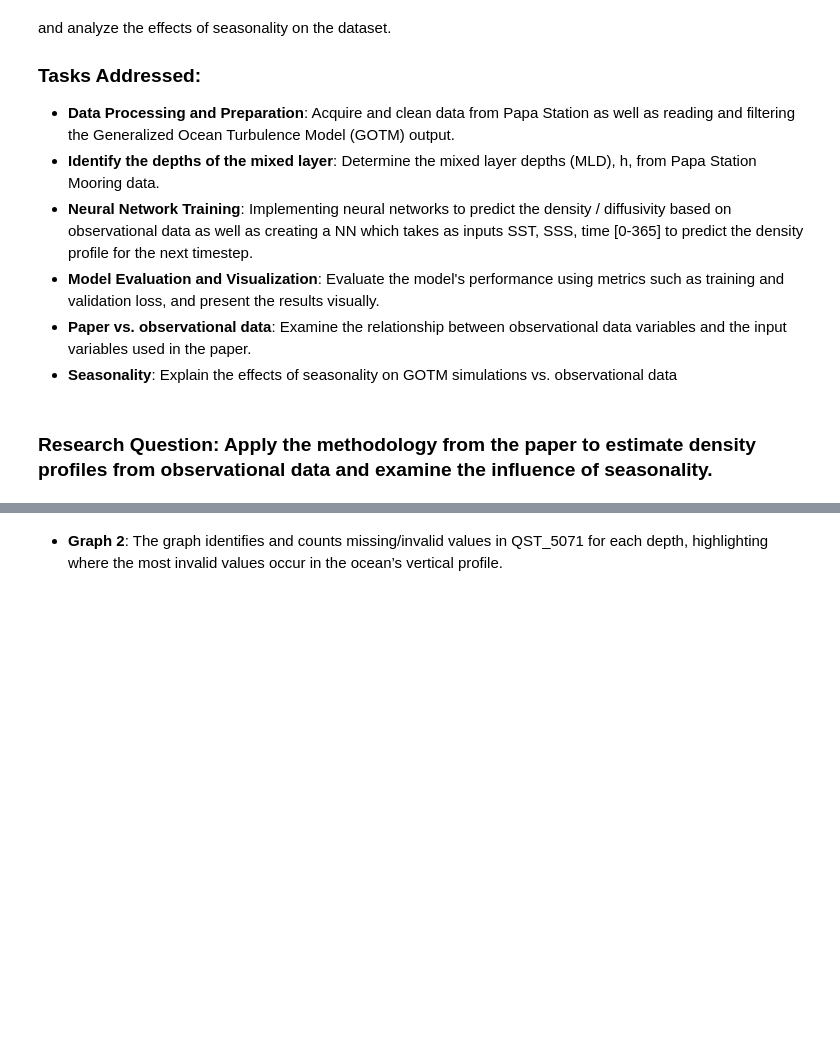
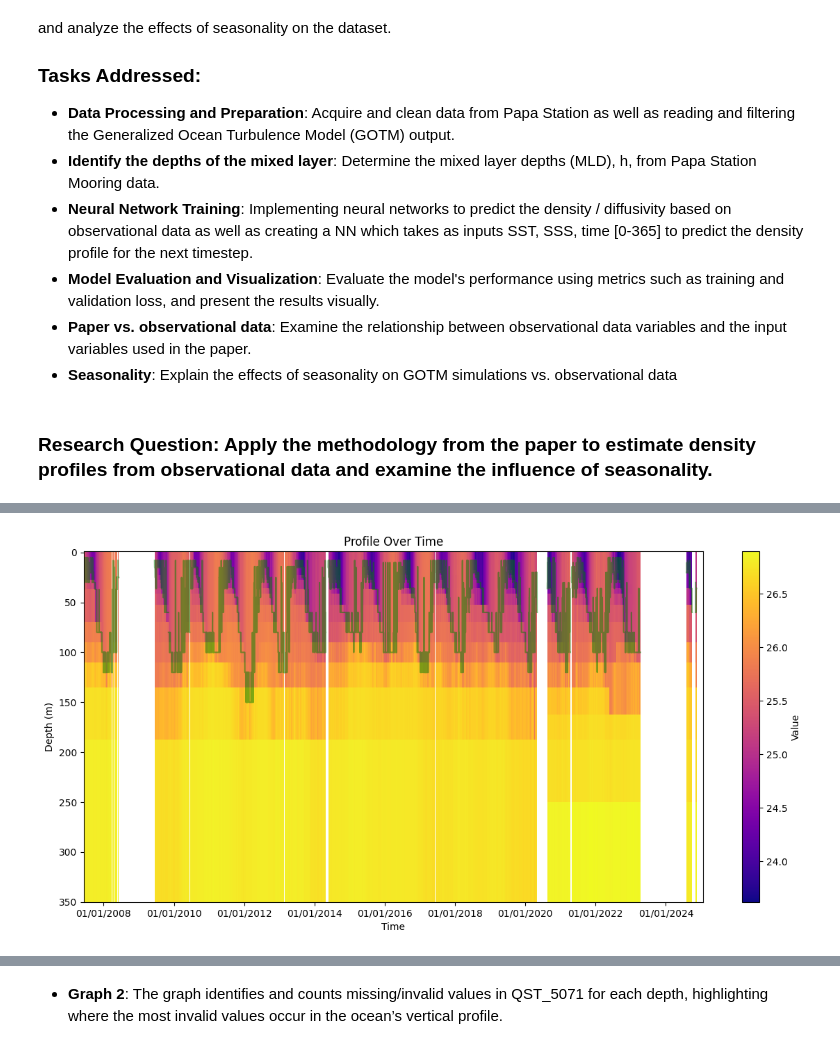
Before and after one commit to skortchmark9/Climate_ML, a Jupyter notebook: Project_2/main.ipynb, the cells around one changed output, grey strips where cells are left out. Cells and saved outputs as stored; diff of their text form; code cells hidden in the pictures; blank space fills up the shorter version.

```diff
--- a/Project_2/main.ipynb
+++ b/Project_2/main.ipynb
@@ -30,4 +61,7 @@ to estimate density profiles using observational data from Papa Station (Located
 # %%
 # code
+_, density_based_mld = plot_mld('density_papa')
+# %% [output]
+[figure, added]
 # %%
 # code
```
Also changed, not shown: parts of 6 cells of this notebook, 1 other file.
